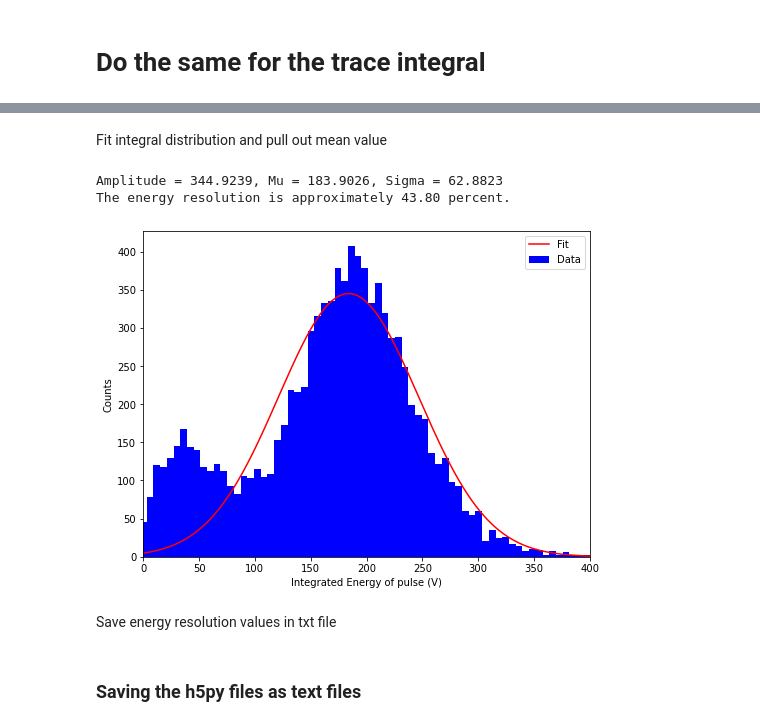
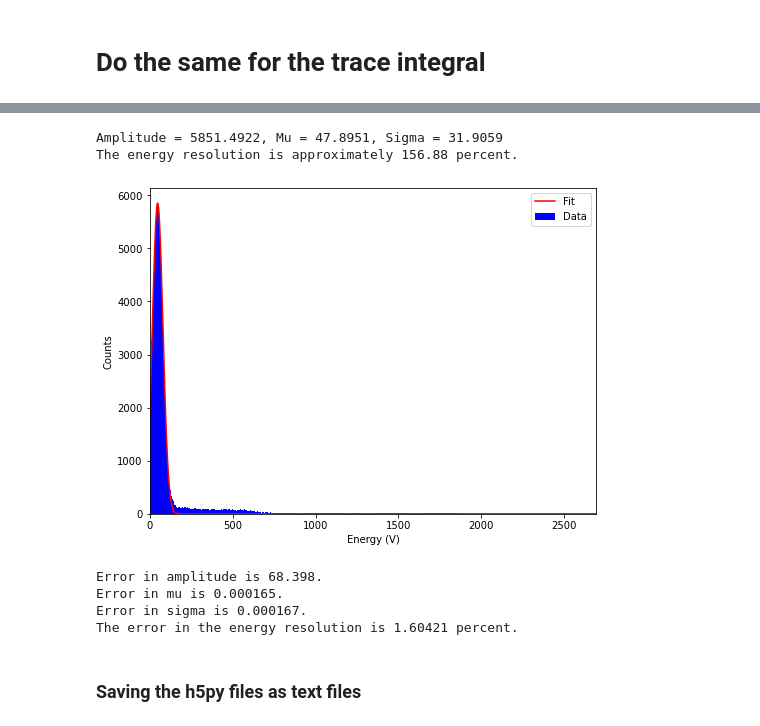
Before and after one commit to AstroPix/analogCollection_scope, a Jupyter notebook: energyResolution.ipynb, the cells around one changed output, grey strips where cells are left out. Saved outputs shown, nothing was run; the diff lists cells and outputs as text; code cells hidden in the pictures.

```diff
--- a/energyResolution.ipynb
+++ b/energyResolution.ipynb
@@ -161,2 +118,0 @@ if savePlots:
-# %% [markdown]
-Fit integral distribution and pull out mean value
@@ -169,45 +119,22 @@ bins_integ_2 = np.array([bins_integ[i] for i in range(len(bins_integ)-1)])
-# %%
-x = bins_integ_2
-y = fit_hist2
-xspace = np.linspace(0, 3000, 50000) # This creates a smoother plot when plotting the fit
-
-
-#AMANDA - automate initial parameter setting
-# Guesses for p01: [Amplitude, Mu, Sigma]. These guesses must be reasonable.
-mean = sum(integ)/len(integ)
-p01 = [traces/100, mean, traces/10]
-
-#fit the data
-popt, pcov = curve_fit(Gauss, xdata=bins_integ_2, ydata=fit_hist2, p0=p01,maxfev=5000)
-
-plt.figure(figsize = (8, 6))
-# Plot the data
-plt.bar(bins_integ_2, fit_hist2, width=bins_integ[1] - bins_integ[0], color='blue', label=r'Data')
-# Plot the fit
-plt.plot(xspace, Gauss(xspace, *popt), 'r-', label='Fit')
-(Amp_integ, Mu_integ, Sigma_integ) = popt
-# Print the outputs
-print("Amplitude = %0.4f, Mu = %0.4f, Sigma = %0.4f" %(Amp_integ, Mu_integ, Sigma_integ))
-
-#plt.xlim([0.75*mean,mean*1.25])
-plt.xlim([0.,400.])
-energy_res_integ = (2.355*Sigma*100)/Mu # Calculates energy resolution, 2.355 converts sigma to FWHM
-print("The energy resolution is approximately %0.2f percent." %(abs(energy_res_integ)))
-
-plt.legend()
-plt.xlabel('Integrated Energy of pulse (V)')
-plt.ylabel('Counts')
-
-if savePlots:
-    energy_res_str = str(abs(round(energy_res_integ,2)))
-    plt.savefig(path+outName+'_'+dsName+'_'+energy_res_str+'enRes_integ.png')
-
-plt.show()
-# %% [output]
-Amplitude = 344.9239, Mu = 183.9026, Sigma = 62.8823
-The energy resolution is approximately 43.80 percent.
-[figure, removed]
-# %% [markdown]
-Save energy resolution values in txt file
+# %%
+popt_integ, en_res_integ, pcov_integ = enResFit.GaussFit(integ,savePlots,xmaxin=3000)
+# %% [output]
+Amplitude = 5851.4922, Mu = 47.8951, Sigma = 31.9059
+The energy resolution is approximately 156.88 percent.
+[figure, added]
+# %%
+(Amp, Mu, Sigma) = popt
+(Amp_err, Mu_err, Sigma_err) = np.sqrt(np.diag(pcov))
+# Error propagation
+partial_sigma = (2.355*100)/Mu
+partial_mu = (2.355*100*Sigma)/(Mu**2)
+stdev_er = np.sqrt(((partial_sigma**2)*(Sigma_err**2))+((partial_mu**2)*(Mu_err)**2))
+print("Error in amplitude is %0.3f. \nError in mu is %0.6f. \nError in sigma is %0.6f." %(Amp_err, Mu_err, Sigma_err))
+print("The error in the energy resolution is %0.5f percent."%(stdev_er))
+# %% [output]
+Error in amplitude is 68.398.
+Error in mu is 0.000165.
+Error in sigma is 0.000167.
+The error in the energy resolution is 1.60421 percent.
 # %%
 k=open(path+outName+"_"+dsName+"_enRes.txt", "a")
```
Also changed, not shown: parts of 14 cells of this notebook, 1 other file.
